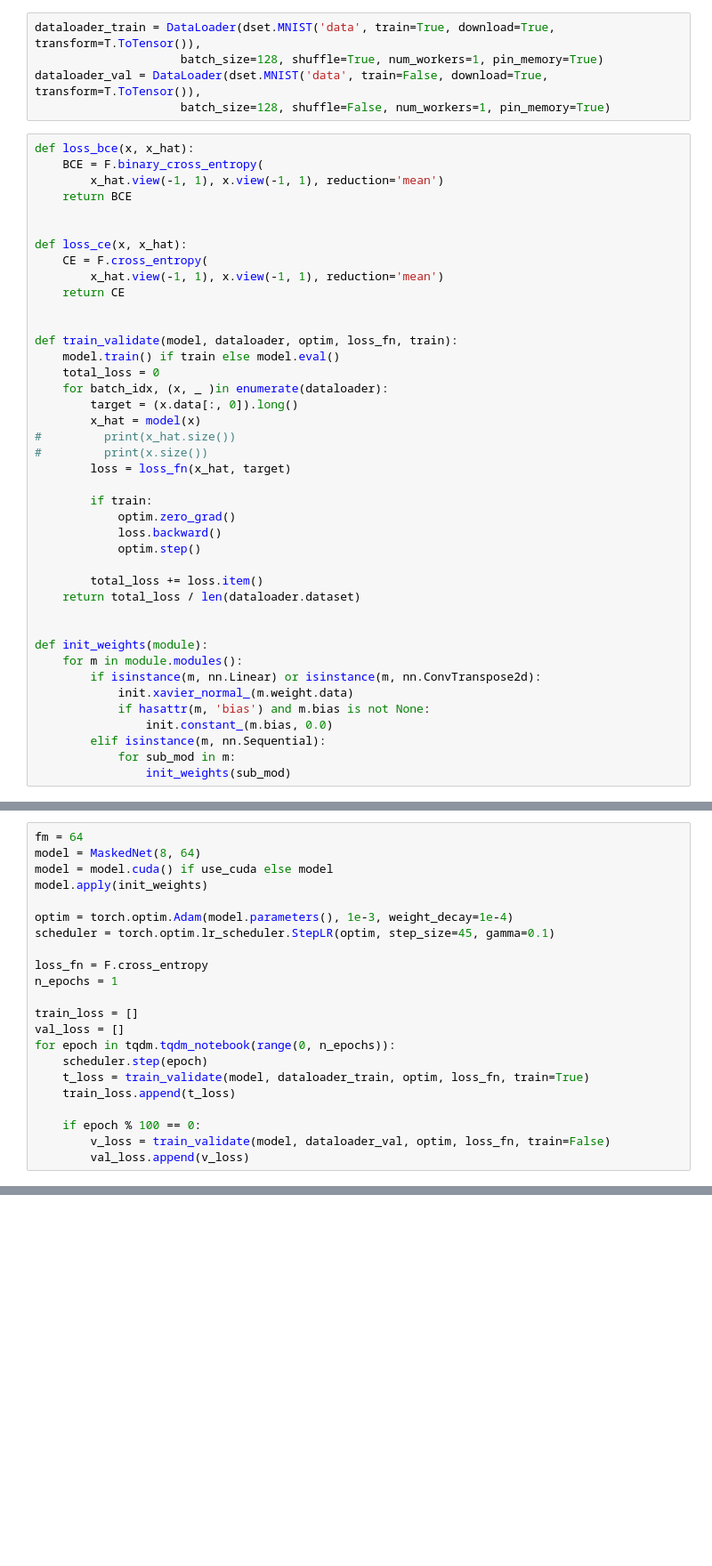
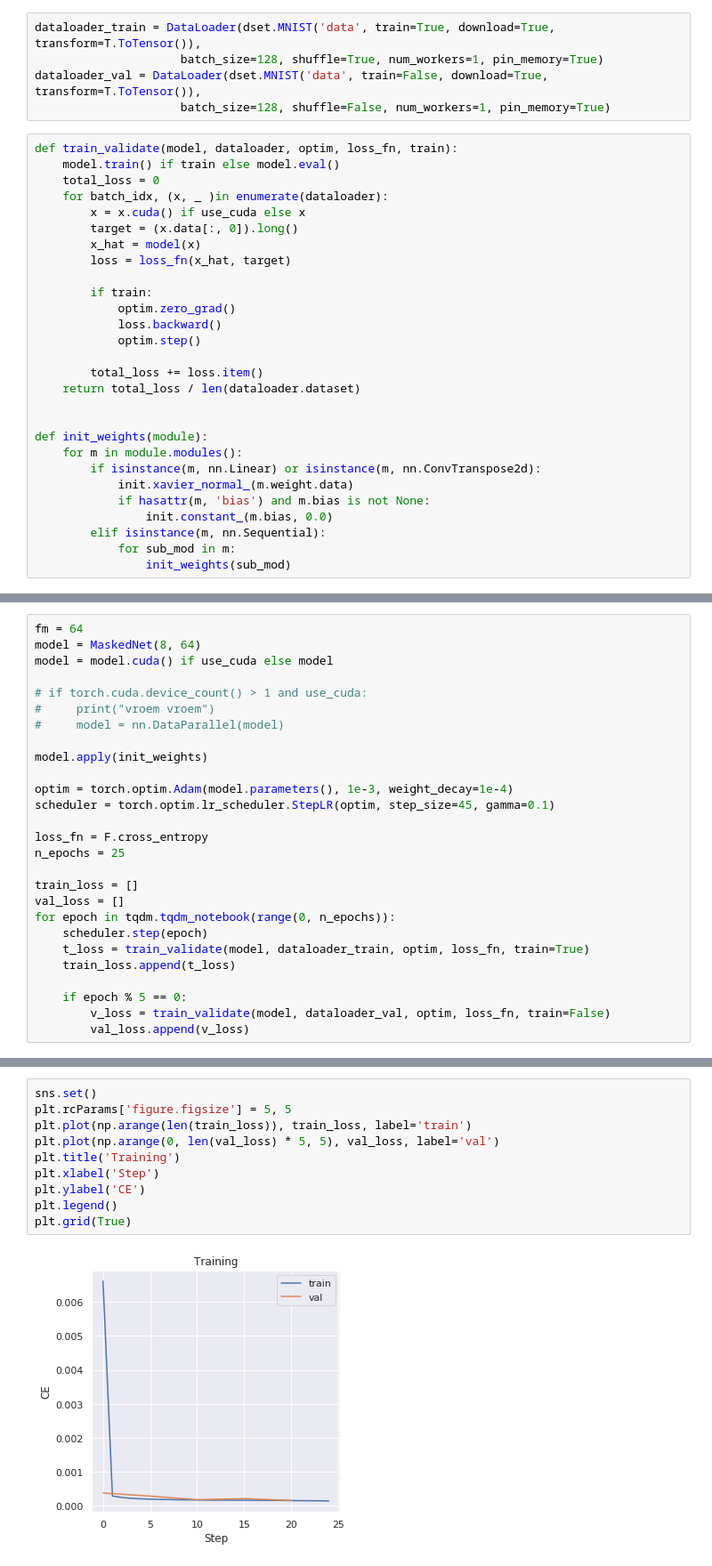
Before and after one commit to mdiephuis/Berkeley-cs294-158, a Jupyter notebook: hw1/MaskedConv2d_test.ipynb, the cells around one changed output, grey strips where cells are left out. Shown: that part at 89% size. Cells and saved outputs as stored; diff of their text form; blank space fills up the shorter version.

```diff
--- a/hw1/MaskedConv2d_test.ipynb
+++ b/hw1/MaskedConv2d_test.ipynb
@@ -41,26 +38,13 @@ dataloader_train = DataLoader(dset.MNIST('data', train=True, download=True, tran
 dataloader_val = DataLoader(dset.MNIST('data', train=False, download=True, transform=T.ToTensor()),
                      batch_size=128, shuffle=False, num_workers=1, pin_memory=True)
 # %%
-def loss_bce(x, x_hat):
-    BCE = F.binary_cross_entropy(
-        x_hat.view(-1, 1), x.view(-1, 1), reduction='mean')
-    return BCE
-
-
-def loss_ce(x, x_hat):
-    CE = F.cross_entropy(
-        x_hat.view(-1, 1), x.view(-1, 1), reduction='mean')
-    return CE
-
-
 def train_validate(model, dataloader, optim, loss_fn, train):
     model.train() if train else model.eval()
     total_loss = 0
     for batch_idx, (x, _ )in enumerate(dataloader):
+        x = x.cuda() if use_cuda else x
         target = (x.data[:, 0]).long()
         x_hat = model(x)
-#         print(x_hat.size())
-#         print(x.size())
         loss = loss_fn(x_hat, target)
 
         if train:
@@ -136,13 +120,18 @@ class MaskedNet(nn.Module):
 fm = 64
 model = MaskedNet(8, 64)
 model = model.cuda() if use_cuda else model
+
+# if torch.cuda.device_count() > 1 and use_cuda:
+#     print("vroem vroem")
+#     model = nn.DataParallel(model)
+
 model.apply(init_weights)
 
 optim = torch.optim.Adam(model.parameters(), 1e-3, weight_decay=1e-4)
 scheduler = torch.optim.lr_scheduler.StepLR(optim, step_size=45, gamma=0.1)
 
 loss_fn = F.cross_entropy
-n_epochs = 1
+n_epochs = 25
 
 train_loss = []
 val_loss = []
@@ -151,7 +140,7 @@ for epoch in tqdm.tqdm_notebook(range(0, n_epochs)):
     t_loss = train_validate(model, dataloader_train, optim, loss_fn, train=True)
     train_loss.append(t_loss)
 
-    if epoch % 100 == 0:
+    if epoch % 5 == 0:
         v_loss = train_validate(model, dataloader_val, optim, loss_fn, train=False)
         val_loss.append(v_loss)
 # %% [output]
@@ -169,0 +148,12 @@ KeyboardInterrupt:
+# %%
+sns.set()
+plt.rcParams['figure.figsize'] = 5, 5
+plt.plot(np.arange(len(train_loss)), train_loss, label='train')
+plt.plot(np.arange(0, len(val_loss) * 5, 5), val_loss, label='val')
+plt.title('Training')
+plt.xlabel('Step')
+plt.ylabel('CE')
+plt.legend()
+plt.grid(True)
+# %% [output]
+[figure, added]
```
Also changed, not shown: parts of 4 cells of this notebook.
